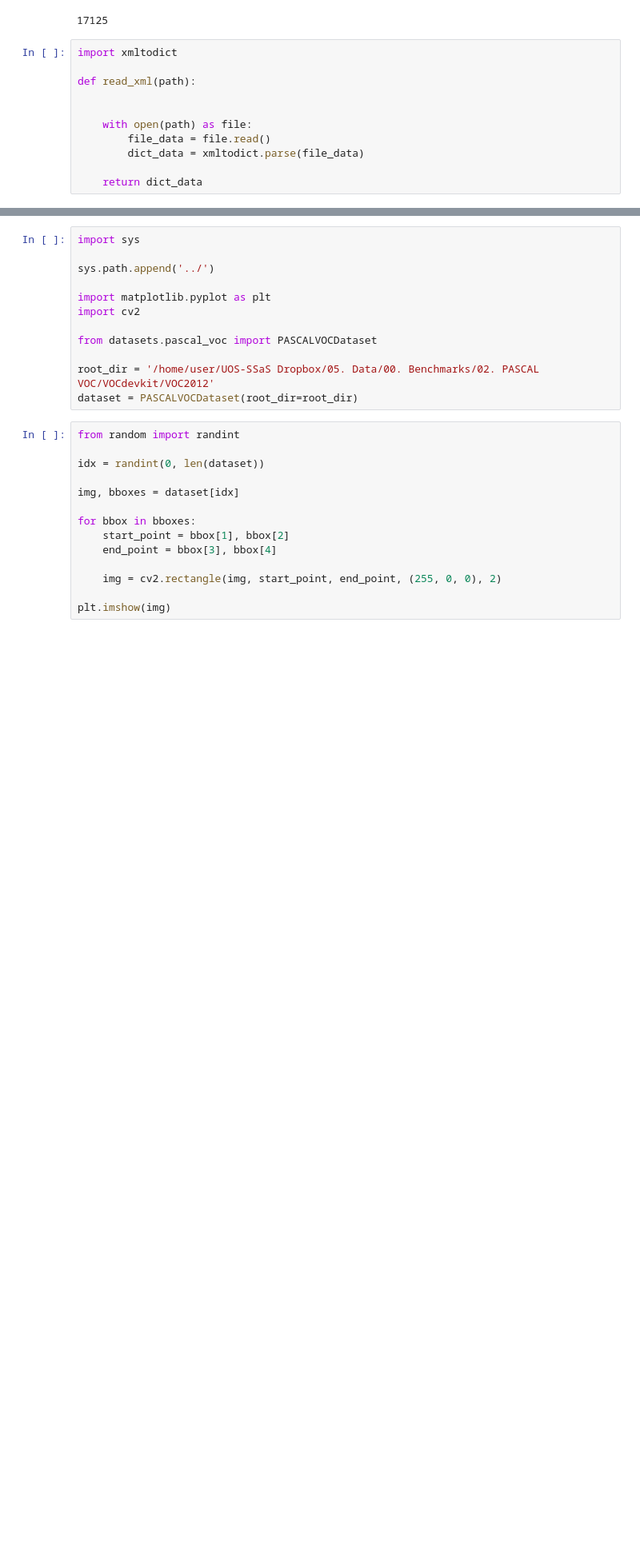
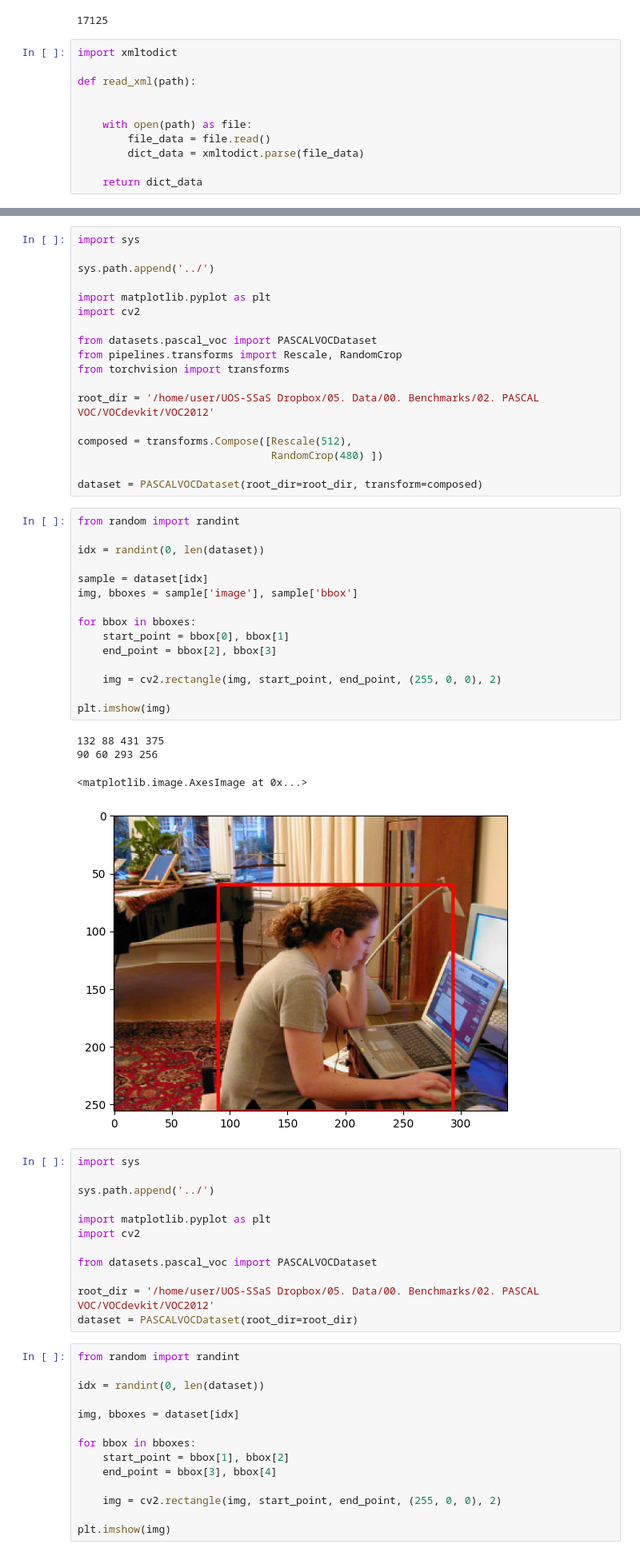
Before and after one commit to bhyun-kim/torch-object-detection, a Jupyter notebook: notebooks/debugging.ipynb, the cells around one changed output, grey strips where cells are left out. Shown at 80% size. Drawn from its saved outputs; the diff is of its cells as text; blank space fills up the shorter version.

Commit message:
Add transform.py Rescal, RandomCrop

```diff
--- a/notebooks/debugging.ipynb
+++ b/notebooks/debugging.ipynb
@@ -65,3 +40,41 @@ def read_xml(path):
+# %%
+import sys
+
+sys.path.append('../')
+
+import matplotlib.pyplot as plt
+import cv2
+
+from datasets.pascal_voc import PASCALVOCDataset
+from pipelines.transforms import Rescale, RandomCrop
+from torchvision import transforms
+
+root_dir = '/home/user/UOS-SSaS Dropbox/05. Data/00. Benchmarks/02. PASCAL VOC/VOCdevkit/VOC2012'
+
+composed = transforms.Compose([Rescale(512),
+                               RandomCrop(480) ])
+
+dataset = PASCALVOCDataset(root_dir=root_dir, transform=composed)
+# %%
+from random import randint
+
+idx = randint(0, len(dataset))
+
+sample = dataset[idx]
+img, bboxes = sample['image'], sample['bbox']
+
+for bbox in bboxes:
+    start_point = bbox[0], bbox[1]
+    end_point = bbox[2], bbox[3]
+
+    img = cv2.rectangle(img, start_point, end_point, (255, 0, 0), 2)
+
+plt.imshow(img)
+# %% [output]
+132 88 431 375
+90 60 293 256
+<matplotlib.image.AxesImage at 0x...>
+[figure, added]
 # %%
 import sys
 
```
Also changed, not shown: parts of 4 cells of this notebook, 4 other files.
